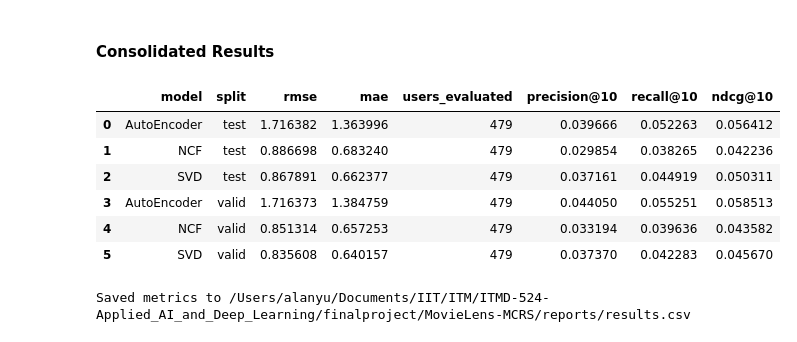
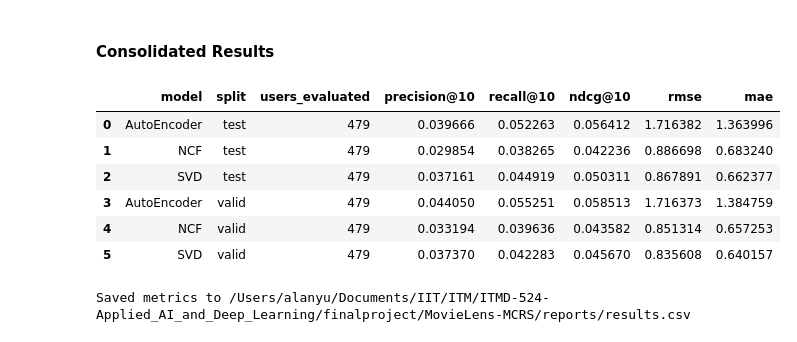
Before and after one commit to AlanYu0321/MovieLens-MCRS, a Jupyter notebook: notebooks/06_evaluation.ipynb, the cells around one changed output. Saved outputs shown, nothing was run; the diff lists cells and outputs as text; code cells hidden in the pictures.

```diff
--- a/notebooks/06_evaluation.ipynb
+++ b/notebooks/06_evaluation.ipynb
@@ -267,16 +267,16 @@ ranking_df
 # %% [markdown]
 #### Consolidated Results
 # %%
-combined = ratings_df.merge(ranking_df, on=['model', 'split'], how='outer')
+combined = ranking_df.merge(ratings_df, on=['model', 'split'], how='outer')
 combined.sort_values(['split', 'model']).reset_index(drop=True)
 # %% [output]
-|  | model | split | rmse | mae | users_evaluated | precision@10 | recall@10 | ndcg@10 |
-| 0 | AutoEncoder | test | 1.716382 | 1.363996 | 479 | 0.039666 | 0.052263 | 0.056412 |
-| 1 | NCF | test | 0.886698 | 0.683240 | 479 | 0.029854 | 0.038265 | 0.042236 |
-| 2 | SVD | test | 0.867891 | 0.662377 | 479 | 0.037161 | 0.044919 | 0.050311 |
-| 3 | AutoEncoder | valid | 1.716373 | 1.384759 | 479 | 0.044050 | 0.055251 | 0.058513 |
-| 4 | NCF | valid | 0.851314 | 0.657253 | 479 | 0.033194 | 0.039636 | 0.043582 |
-| 5 | SVD | valid | 0.835608 | 0.640157 | 479 | 0.037370 | 0.042283 | 0.045670 |
+|  | model | split | users_evaluated | precision@10 | recall@10 | ndcg@10 | rmse | mae |
+| 0 | AutoEncoder | test | 479 | 0.039666 | 0.052263 | 0.056412 | 1.716382 | 1.363996 |
+| 1 | NCF | test | 479 | 0.029854 | 0.038265 | 0.042236 | 0.886698 | 0.683240 |
+| 2 | SVD | test | 479 | 0.037161 | 0.044919 | 0.050311 | 0.867891 | 0.662377 |
+| 3 | AutoEncoder | valid | 479 | 0.044050 | 0.055251 | 0.058513 | 1.716373 | 1.384759 |
+| 4 | NCF | valid | 479 | 0.033194 | 0.039636 | 0.043582 | 0.851314 | 0.657253 |
+| 5 | SVD | valid | 479 | 0.037370 | 0.042283 | 0.045670 | 0.835608 | 0.640157 |
 # %%
 combined.to_csv(REPORTS / 'results.csv', index=False)
 print('Saved metrics to', REPORTS / 'results.csv')
```
Also changed, not shown: 1 other file.
